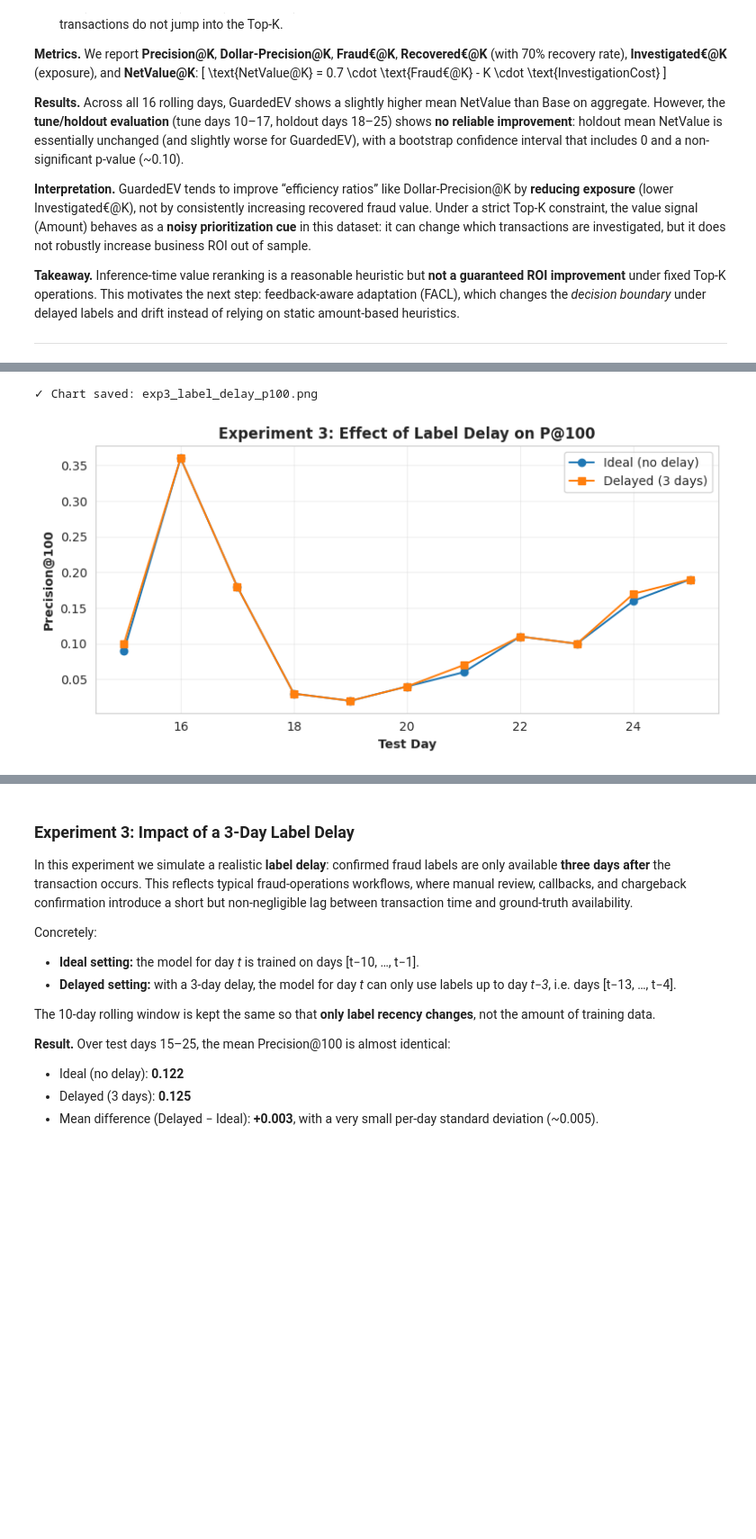
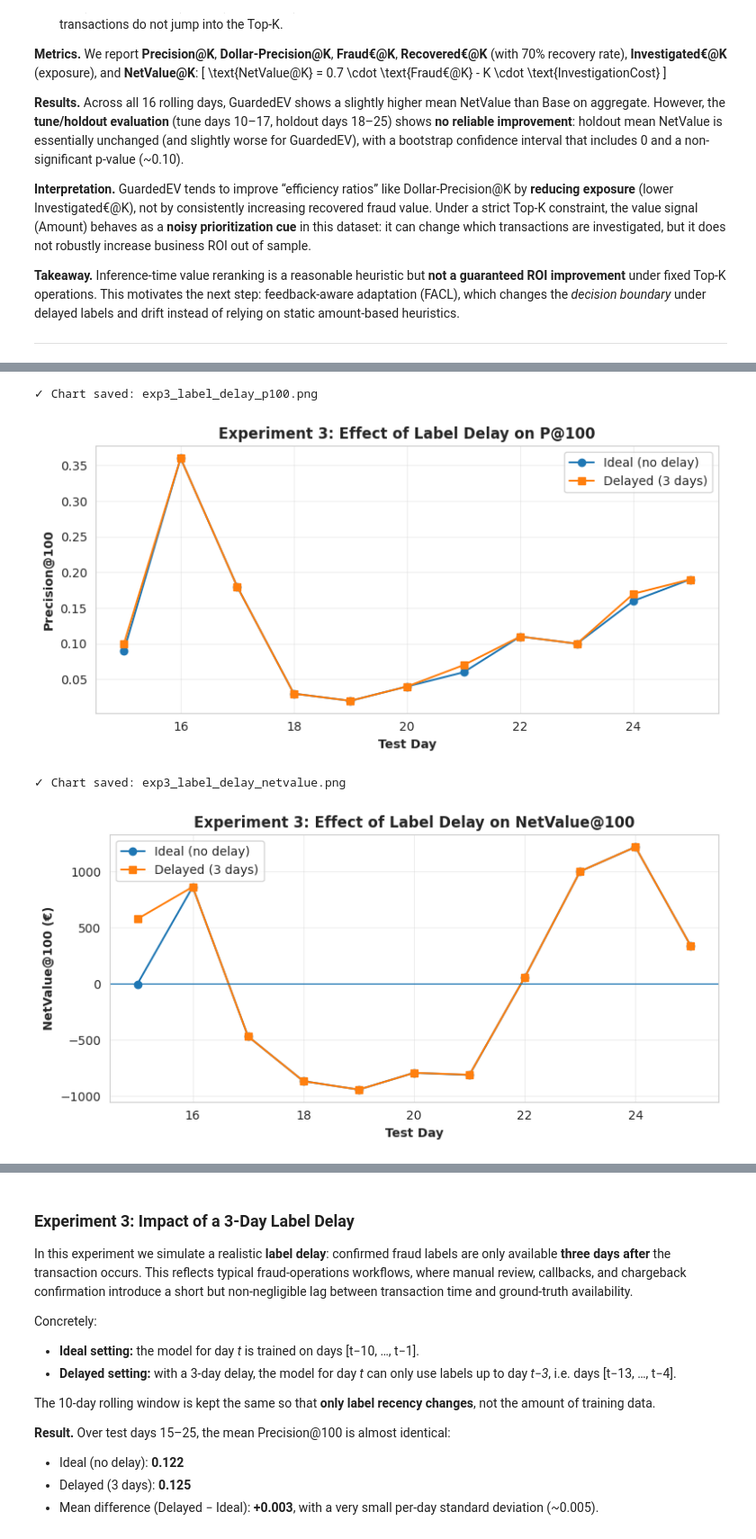
Before and after one commit to ayagit1/Operational-Resilience-in-Fraud-Detection, a Jupyter notebook: Operational_Resilience_in_Fraud_Detection.ipynb, the cells around one changed output, grey strips where cells are left out. Shown at 90% size. Cells and saved outputs as stored; diff of their text form; code cells hidden in the pictures; blank space fills up the shorter version.

```diff
--- a/Operational_Resilience_in_Fraud_Detection.ipynb
+++ b/Operational_Resilience_in_Fraud_Detection.ipynb
@@ -1359,21 +1418,34 @@ Std of per-day differences: 0.004670993664969141
 # %%
-# ----------------------------------------------------------------------------
-# Visualisation – Impact of label delay on P@100
-# ----------------------------------------------------------------------------
+# Plot 1: P@100
 plt.figure(figsize=(8, 4))
-plt.plot(delay_df["Test_Day"], delay_df["P@100_Ideal"],
-         marker="o", label="Ideal (no delay)")
-plt.plot(delay_df["Test_Day"], delay_df["P@100_Delayed"],
-         marker="s", label=f"Delayed ({DELAY_DAYS} days)")
+plt.plot(delay_df["Test_Day"], delay_df["P@100_Ideal"], marker="o", label="Ideal (no delay)")
+plt.plot(delay_df["Test_Day"], delay_df["P@100_Delayed"], marker="s", label=f"Delayed ({DELAY_DAYS} days)")
 plt.xlabel("Test Day", fontweight="bold")
 plt.ylabel("Precision@100", fontweight="bold")
 plt.title("Experiment 3: Effect of Label Delay on P@100", fontweight="bold")
 plt.legend()
 plt.grid(alpha=0.3)
 plt.tight_layout()
 plt.savefig("exp3_label_delay_p100.png", dpi=300, bbox_inches="tight")
-print("\n✓ Chart saved: exp3_label_delay_p100.png")
+print("✓ Chart saved: exp3_label_delay_p100.png")
 plt.show()
+
+# Plot 2: NetValue@100
+plt.figure(figsize=(8, 4))
+plt.plot(delay_df["Test_Day"], delay_df["NetValue@100_Ideal"], marker="o", label="Ideal (no delay)")
+plt.plot(delay_df["Test_Day"], delay_df["NetValue@100_Delayed"], marker="s", label=f"Delayed ({DELAY_DAYS} days)")
+plt.axhline(0, linewidth=1)
+plt.xlabel("Test Day", fontweight="bold")
+plt.ylabel("NetValue@100 (€)", fontweight="bold")
+plt.title("Experiment 3: Effect of Label Delay on NetValue@100", fontweight="bold")
+plt.legend()
+plt.grid(alpha=0.3)
+plt.tight_layout()
+plt.savefig("exp3_label_delay_netvalue.png", dpi=300, bbox_inches="tight")
+print("✓ Chart saved: exp3_label_delay_netvalue.png")
+plt.show()
 # %% [output]
 ✓ Chart saved: exp3_label_delay_p100.png
 [figure]
+✓ Chart saved: exp3_label_delay_netvalue.png
+[figure, added]
```
Also changed, not shown: parts of 62 cells of this notebook.
